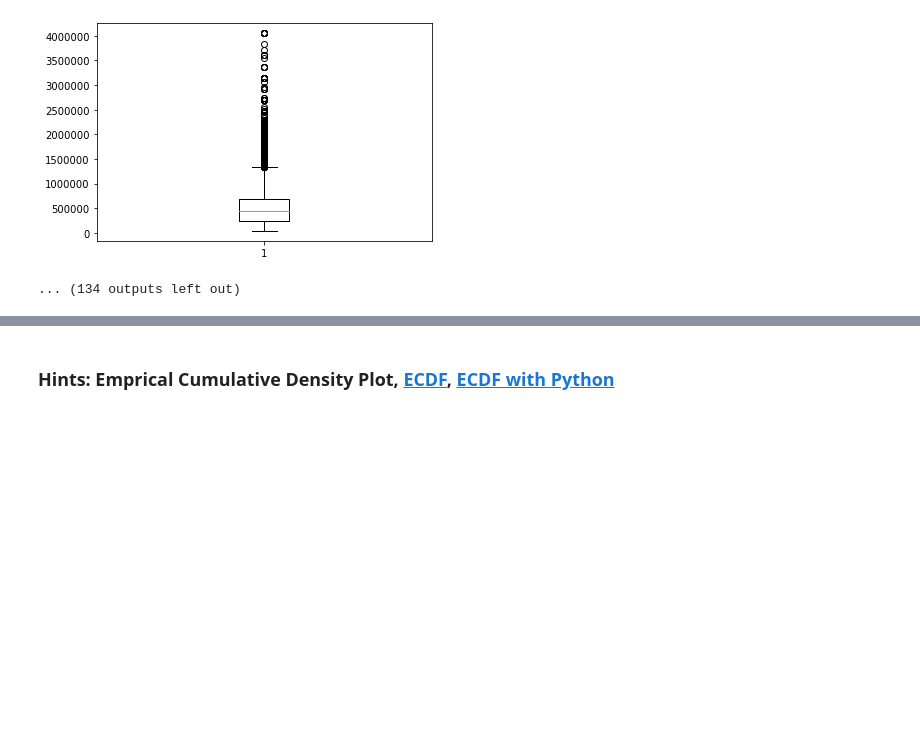
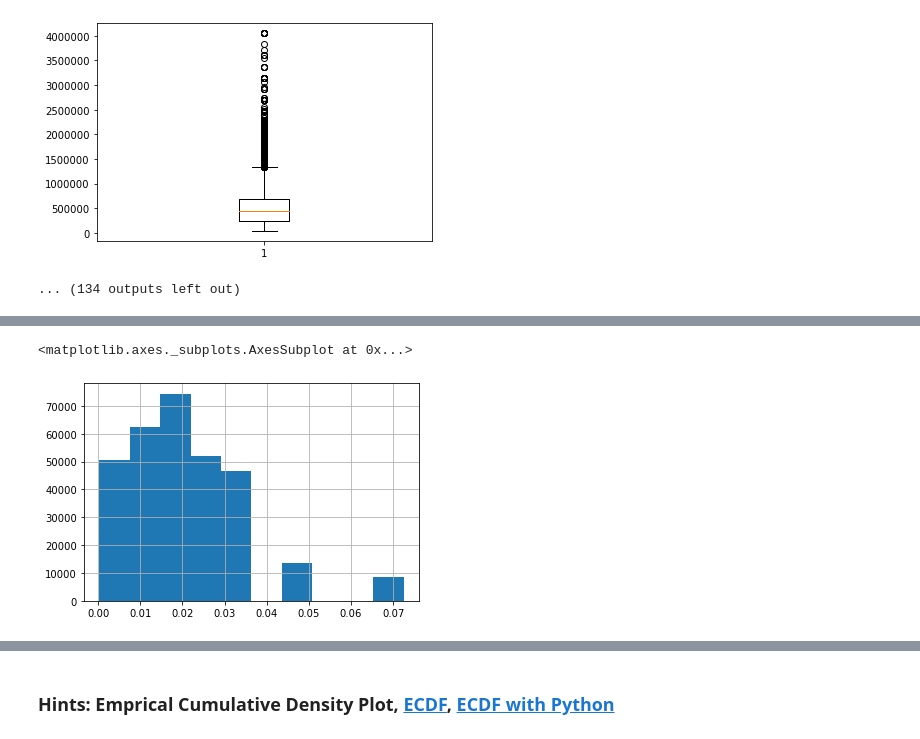
Before and after one commit to okayell/4th-ML100Days, a Jupyter notebook: homework/Day_009_HW.ipynb, the cells around one changed output, grey strips where cells are left out. Cells and saved outputs as stored; diff of their text form; code cells hidden in the pictures; blank space fills up the shorter version.

```diff
--- a/homework/Day_009_HW.ipynb
+++ b/homework/Day_009_HW.ipynb
@@ -90,0 +96,5 @@ Column: AMT_GOODS_PRICE
+# %%
+app_train['REGION_POPULATION_RELATIVE'].dropna().hist()
+# %% [output]
+<matplotlib.axes._subplots.AxesSubplot at 0x...>
+[figure, added]
```
Also changed, not shown: parts of 7 cells of this notebook.
